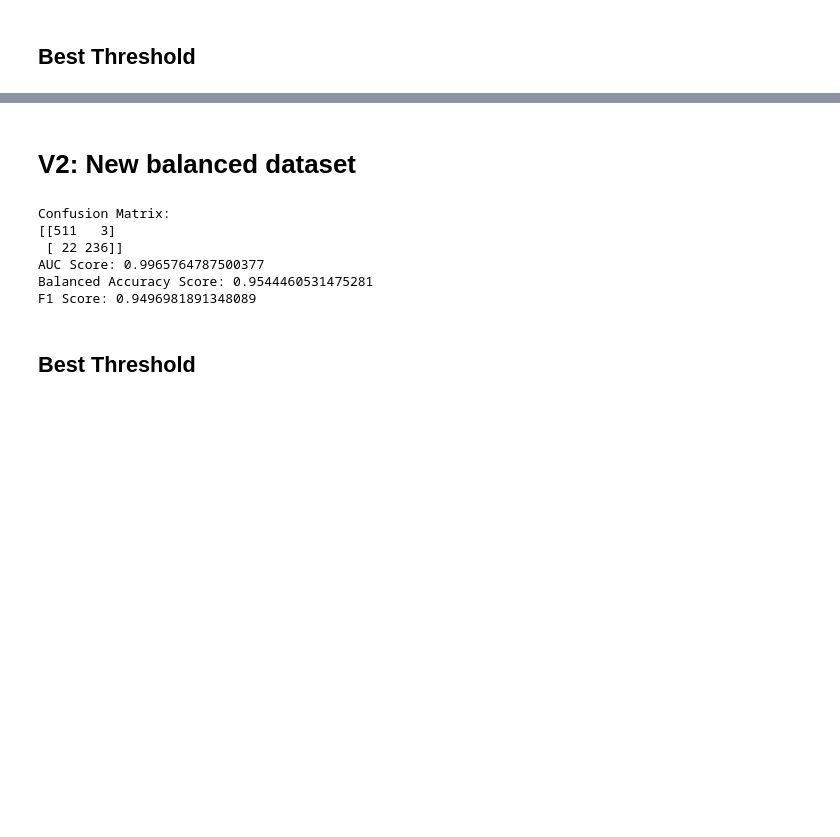
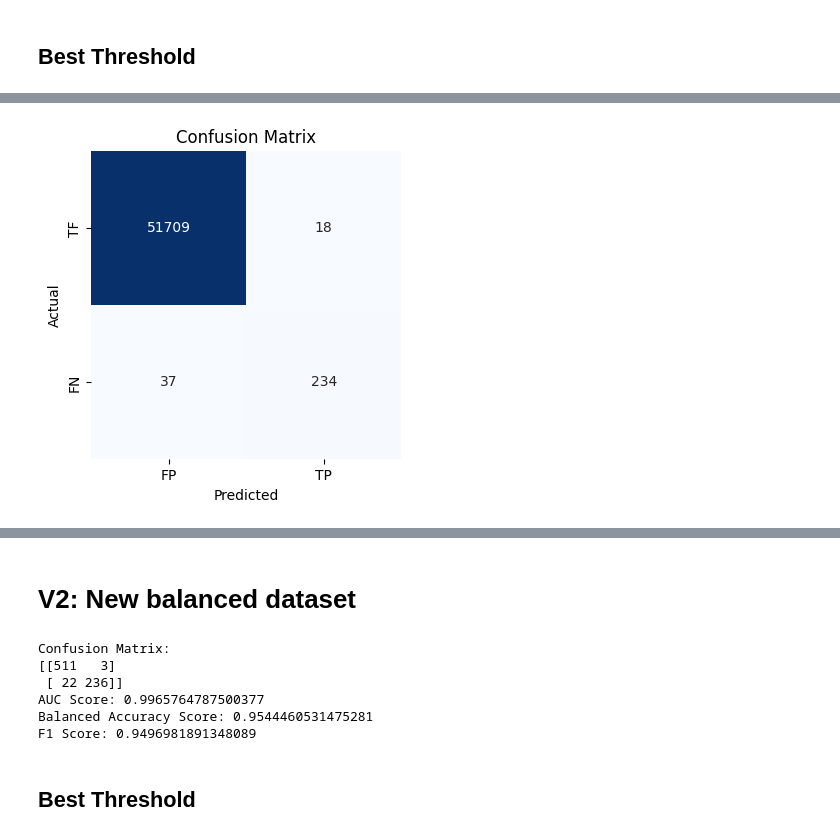
Before and after one commit to paulinagonzalezc/Summer-2024-ECE-597-Group10, a Jupyter notebook: ML_Techniques/LogisticRegression_cleaned.ipynb, the cells around one changed output, grey strips where cells are left out. Cells and saved outputs as stored; diff of their text form; code cells hidden in the pictures; blank space fills up the shorter version.

Commit message:
run the original imbalanced section

```diff
--- a/ML_Techniques/LogisticRegression_cleaned.ipynb
+++ b/ML_Techniques/LogisticRegression_cleaned.ipynb
@@ -178,7 +183,7 @@ from sklearn.metrics import roc_auc_score, confusion_matrix, balanced_accuracy_s
 from sklearn.pipeline import Pipeline
 
 # loading the dataset
-df = pd.read_csv(file_path + 'masterDataset_imbalanced.csv')
+df = pd.read_csv('/content/drive/My Drive/imbalanced_data.csv')
 
 # combining the subject and body into a single text feature for better context
 df['text'] = df['Subject'].fillna('') + " " + df['Body'].fillna('')  # Fill NaN with empty string
@@ -219,77 +230,7 @@ KeyboardInterrupt:
 # %% [markdown]
 ## Best Threshold
 # %%
-import numpy as np
-import seaborn as sns
-from sklearn.metrics import f1_score, precision_score, recall_score
-import matplotlib.pyplot as plt
+print("V1 Best Threshold Report")
 
-# define a range of thresholds
-thresholds = np.arange(0.0, 1.0, 0.01)
-
-# initialize variables to store the best threshold and the best F1 score
-best_threshold = 0.0
-best_f1 = 0.0
-
-# initialize lists to store metrics for each threshold
-f1_scores = []
-precision_scores = []
-recall_scores = []
-balanced_acc_scores = []
-
-# iterate over thresholds to calculate metrics
-for threshold in thresholds:
-    y_pred_custom = (y_pred_prob >= threshold).astype(int)
-    f1 = f1_score(y_test, y_pred_custom)
-    precision = precision_score(y_test, y_pred_custom)
-    recall = recall_score(y_test, y_pred_custom)
-    balanced_acc = balanced_accuracy_score(y_test, y_pred_custom)
-
-    f1_scores.append(f1)
-    precision_scores.append(precision)
-    recall_scores.append(recall)
-    balanced_acc_scores.append(balanced_acc)
-
-    if f1 > best_f1:
-        best_f1 = f1
-        best_threshold = threshold
-
-# evaluate the model with the best threshold
-y_pred_best = (y_pred_prob >= best_threshold).astype(int)
-auc = roc_auc_score(y_test, y_pred_prob)
-cm = confusion_matrix(y_test, y_pred_best)
-balanced_acc = balanced_accuracy_score(y_test, y_pred_best)
-
-print("Best Threshold:", best_threshold)
-print("Confusion Matrix at Best Threshold:")
-print(cm)
-print("Confusion Matrix:")
-print(cm)
-plt.figure(figsize=(4, 4))
-sns.heatmap(cm, annot=True, fmt='d', cmap='Blues', cbar=False,
-              xticklabels=['FP', 'TP'],
-            yticklabels=['TF', 'FN'])
-plt.xlabel('Predicted')
-plt.ylabel('Actual')
-plt.title('Confusion Matrix')
-plt.show()
-print("\nAUC Score:", auc)
-print("Balanced Accuracy Score:", balanced_acc)
-print("Best F1 Score:", best_f1)
-
-# show trend in the figure
-plt.figure(figsize=(10, 8))
-
-plt.plot(thresholds, f1_scores, label='F1 Score', marker='o')
-plt.plot(thresholds, precision_scores, label='Precision', marker='x')
-plt.plot(thresholds, recall_scores, label='Recall', marker='s')
-plt.plot(thresholds, balanced_acc_scores, label='Balanced Accuracy', marker='d')
-plt.vlines(best_threshold, 0, 1.0, label="Best Threshold")
-
-
-plt.xlabel('Threshold')
-plt.ylabel('Score')
-plt.title('Metrics vs. Threshold')
-plt.legend()
-plt.grid(True)
-plt.show()
+best_threshold_selection(y_pred_prob, y_test)
+# %% [output]
@@ -295,0 +242 @@ plt.show()
+[figure, added]
```
Also changed, not shown: parts of 4 cells of this notebook.
